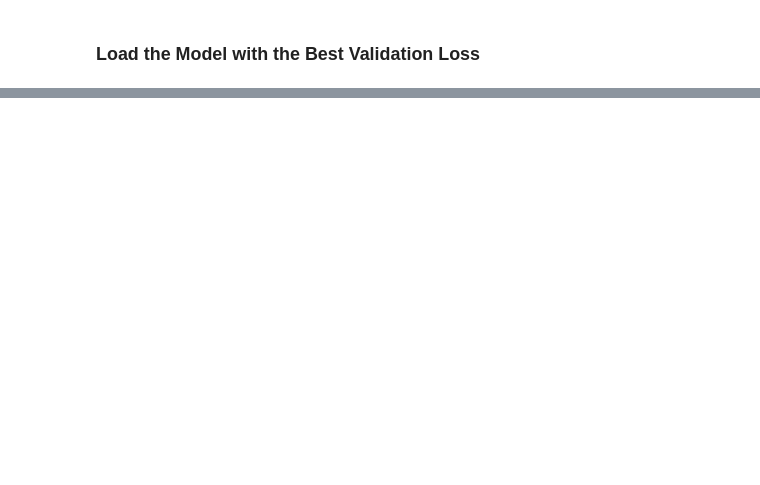
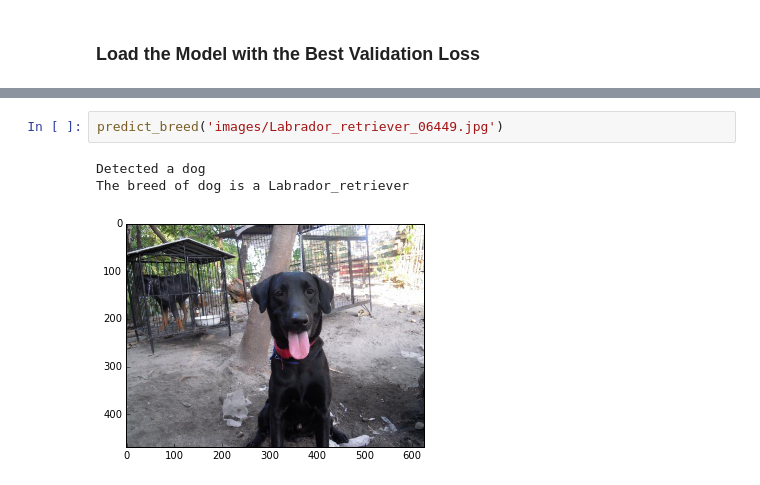
Before and after one commit to yanfei-wu/ai-term2, a Jupyter notebook: cnn_dog/dog_app.ipynb, the cells around one changed output, grey strips where cells are left out. Drawn from its saved outputs; the diff is of its cells as text; blank space fills up the shorter version.

```diff
--- a/cnn_dog/dog_app.ipynb
+++ b/cnn_dog/dog_app.ipynb
@@ -700,0 +650,6 @@ redict_breed('dogImages/train/002.Afghan_hound/Afghan_hound_00081.jpg')
+# %%
+predict_breed('images/Labrador_retriever_06449.jpg')
+# %% [output]
+Detected a dog
+The breed of dog is a Labrador_retriever
+[figure, added]
```
Also changed, not shown: parts of 54 cells of this notebook.
